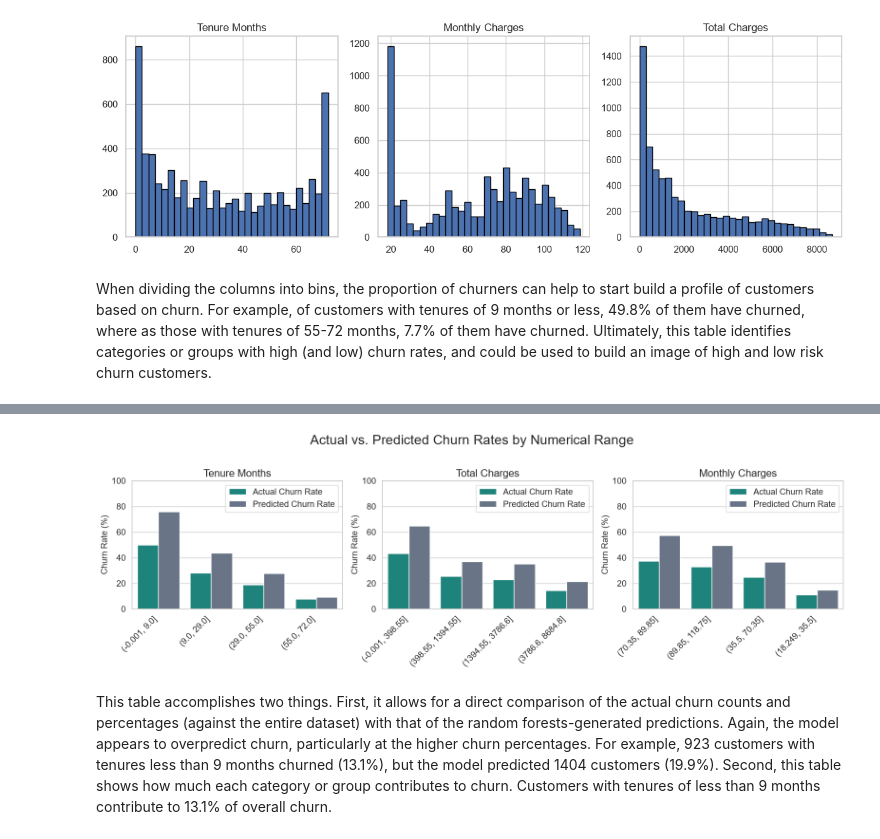
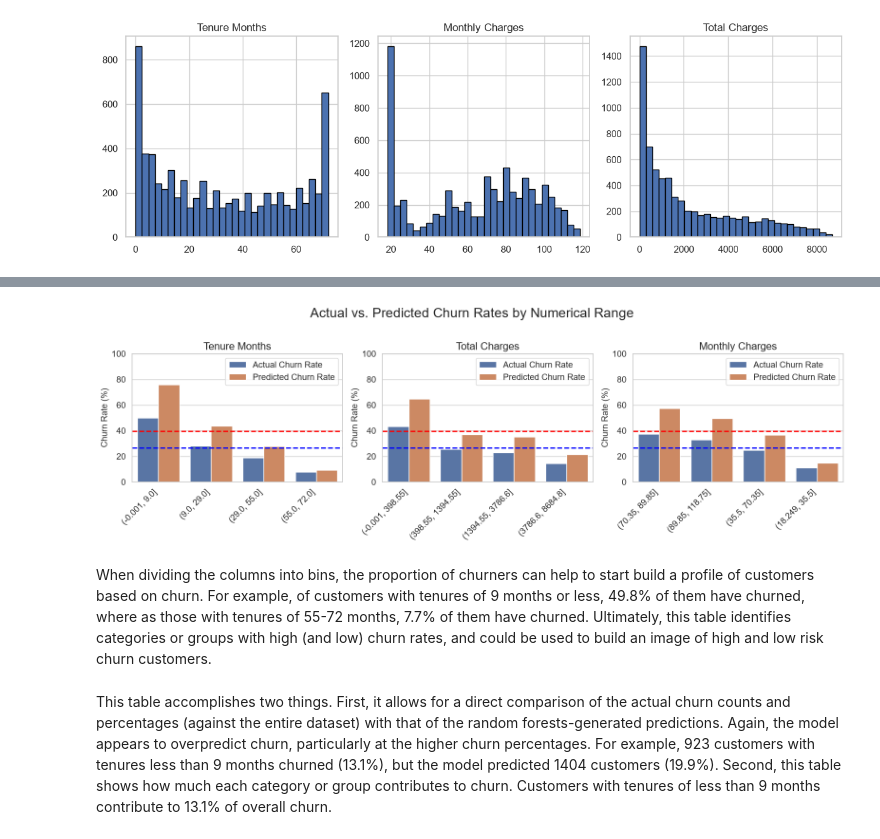
Before and after one commit to jharrison4386/ADS-505-Group-8-Project, a Jupyter notebook: final_project_predictive_modeling.ipynb, the cells around one changed output, grey strips where cells are left out. Cells and saved outputs as stored; diff of their text form; code cells hidden in the pictures.

```diff
--- a/final_project_predictive_modeling.ipynb
+++ b/final_project_predictive_modeling.ipynb
@@ -1006,9 +978,26 @@ for i, variable in enumerate(variables):
         y = "Churn Rate (%)",
         hue = "Churn Type",
         hue_order = ["Actual Churn Rate", "Predicted Churn Rate"],
-        palette = palette,
+        #palette = palette,
         ax = ax
     )
+
+    # Add horizontal reference line for overall churn
+    ax.axhline(
+        y=26.54,
+        color="blue",
+        linestyle="--",
+        linewidth=2,
+        label="Overall Actual Churn Rate (26.54%)"
+    )
+
+    ax.axhline(
+            y=39.63,
+            color="red",
+            linestyle="--",
+            linewidth=2,
+            label="Overall Predicted Churn Rate (39.63%)"
+        )
 
     ax.set_title(f"{variable}", fontsize = 16)
     ax.set_xlabel("", fontsize = 13)
@@ -1016,7 +1005,7 @@ for i, variable in enumerate(variables):
     ax.set_ylim(0, 100)
     ax.tick_params(axis="x", labelsize = 13, rotation = 45)
     ax.tick_params(axis="y", labelsize = 13)
-    ax.legend(title="", fontsize=13)
+    ax.legend(title="", fontsize=13, framealpha = 0)
 
     # Align category labels
     for label in ax.get_xticklabels():
@@ -1126,5 +1062,3 @@ plt.show()
-# %% [markdown]
-When dividing the columns into bins, the proportion of churners can help to start build a profile of customers based on churn. For example, of customers with tenures of 9 months or less, 49.8% of them have churned, where as those with tenures of 55-72 months, 7.7% of them have churned. Ultimately, this table identifies categories or groups with high (and low) churn rates, and could be used to build an image of high and low risk churn customers.
 # %%
 # comparing proportions of actual and predicted churners against the entire dataset
 
@@ -1272,38 +1206,57 @@ for i, variable in enumerate(variables):
         y = "Churn Rate (%)",
         hue = "Churn Type",
         hue_order = ["Actual Churn Rate", "Predicted Churn Rate"],
-        palette = palette,
+        #palette = palette,
         ax = ax
     )
 
     ax.set_title(f"{variable}", fontsize = 16)
     ax.set_xlabel("", fontsize = 13)
     ax.set_ylabel("Churn Rate (%)", fontsize = 13)
     ax.set_ylim(0, 100)
     ax.tick_params(axis="x", labelsize = 13, rotation = 45)
     ax.tick_params(axis="y", labelsize = 13)
     ax.legend(title="", fontsize=13)
+
+# Add horizontal reference line for overall churn
+    ax.axhline(
+        y=26.54,
+        color="blue",
+        linestyle="--",
+        linewidth=2,
+        label="Overall Actual Churn Rate (26.54%)"
+    )
+
+    ax.axhline(
+            y=39.63,
+            color="red",
+            linestyle="--",
+            linewidth=2,
+            label="Overall Predicted Churn Rate (39.63%)"
+        )
 
     # Align category labels
     for label in ax.get_xticklabels():
         label.set_horizontalalignment("right")
 
 # Remove unused subplots
 for j in range(len(variables), len(axes)):
     fig.delaxes(axes[j])
 
 fig.suptitle(
     "Actual vs. Predicted Churn Rates by Numerical Range",
     fontsize=20,
     y=1.02
 )
 
 plt.tight_layout()
 plt.show()
 
 # Chatgpt. (n.d.). ChatGPT. Retrieved October 11, 2026, from https://chatgpt.com/
 # %% [output]
-[figure, old version]
+[figure, new version]
+# %% [markdown]
+When dividing the columns into bins, the proportion of churners can help to start build a profile of customers based on churn. For example, of customers with tenures of 9 months or less, 49.8% of them have churned, where as those with tenures of 55-72 months, 7.7% of them have churned. Ultimately, this table identifies categories or groups with high (and low) churn rates, and could be used to build an image of high and low risk churn customers.
 # %% [markdown]
 This table accomplishes two things. First, it allows for a direct comparison of the actual churn counts and percentages (against the entire dataset) with that of the random forests-generated predictions. Again, the model appears to overpredict churn, particularly at the higher churn percentages. For example, 923 customers with tenures less than 9 months churned (13.1%), but the model predicted 1404 customers (19.9%). Second, this table shows how much each category or group contributes to churn. Customers with tenures of less than 9 months contribute to 13.1% of overall churn.
 # %% [markdown]
```
Also changed, not shown: parts of 33 cells of this notebook.
